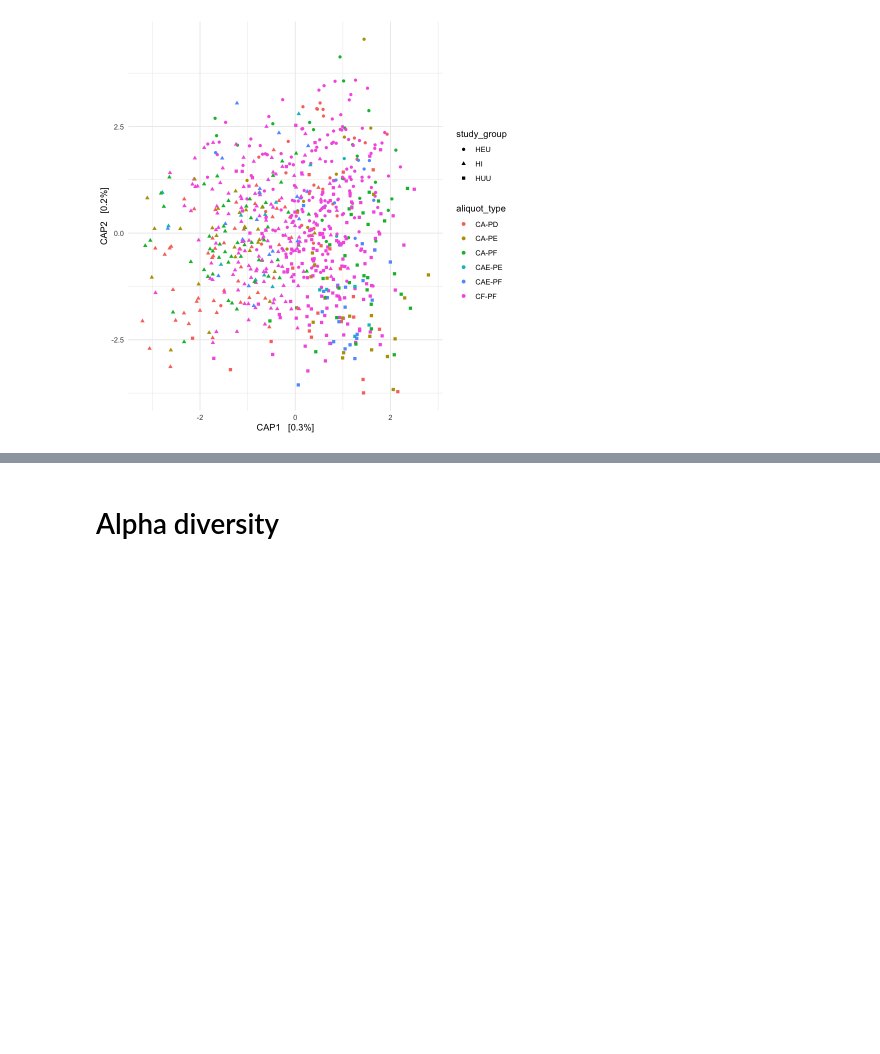
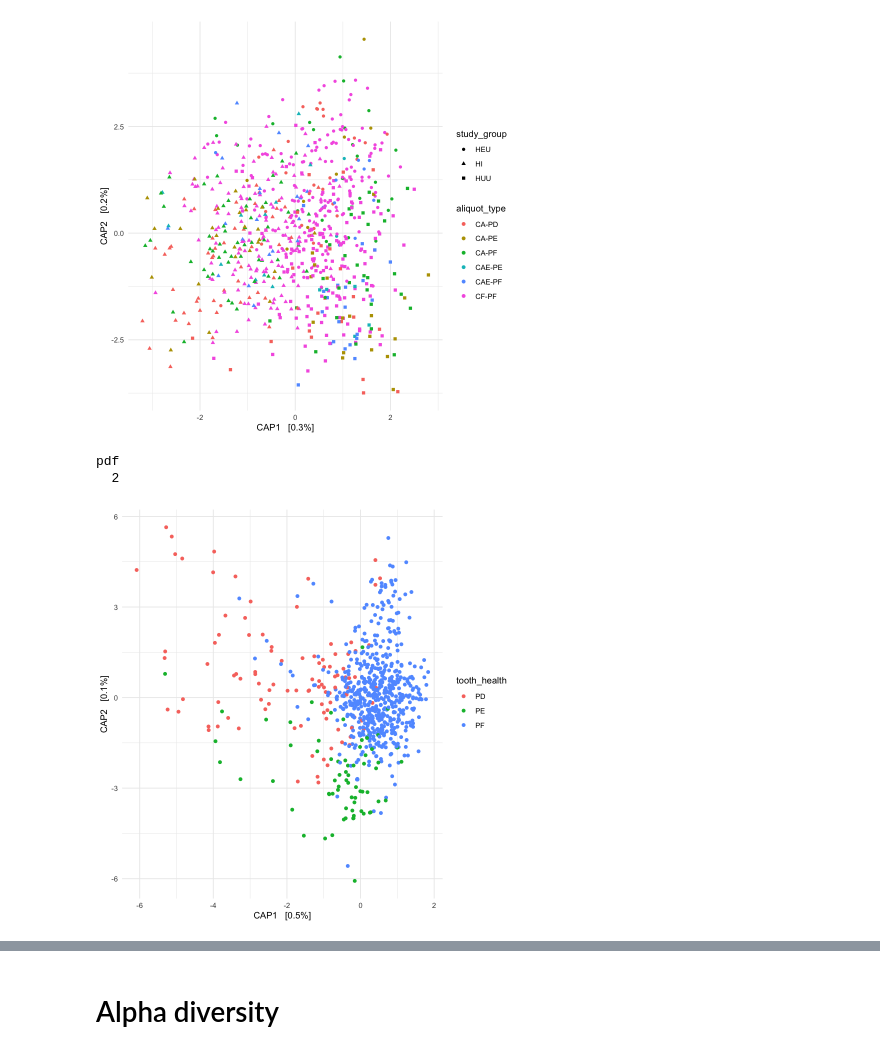
Before and after one commit to aemann01/domhain, a Jupyter notebook: 2022-HIV_oral_microbiome/02-diversity_analyses/diversity_analyses.ipynb, the cells around one changed output, grey strips where cells are left out. Cells and saved outputs as stored; diff of their text form; code cells hidden in the pictures; blank space fills up the shorter version.

```diff
--- a/2022-HIV_oral_microbiome/02-diversity_analyses/diversity_analyses.ipynb
+++ b/2022-HIV_oral_microbiome/02-diversity_analyses/diversity_analyses.ipynb
@@ -601,3 +710,22 @@ pdf
   2
 [figure]
 [figure]
+# %%
+library(tidyr)
+temp <- sample_data(ps.dat)
+split <- temp %>%
+    separate(aliquot_type, c("oral_health", "tooth_health"), "-")
+temp <- cbind(split$oral_health, split$tooth_health)
+rownames(temp) <- rownames(sample_data(ps.dat))
+colnames(temp) <- c("oral_health", "tooth_health")
+ps.dat.split <- ps.dat
+sample_data(ps.dat.split) <- as.data.frame(temp)
+ordcap <- ordinate(ps.dat.split, "CAP", "bray", ~tooth_health)
+pdf("img/capscale_plt.tooth_health.pdf")
+plot_ordination(ps.dat.split, ordcap, "samples", color="tooth_health") + theme_minimal()
+dev.off()
+plot_ordination(ps.dat.split, ordcap, "samples", color="tooth_health") + theme_minimal()
+# %% [output]
+pdf
+  2
+[figure, added]
```
Also changed, not shown: parts of 19 cells of this notebook, 2 other files.
